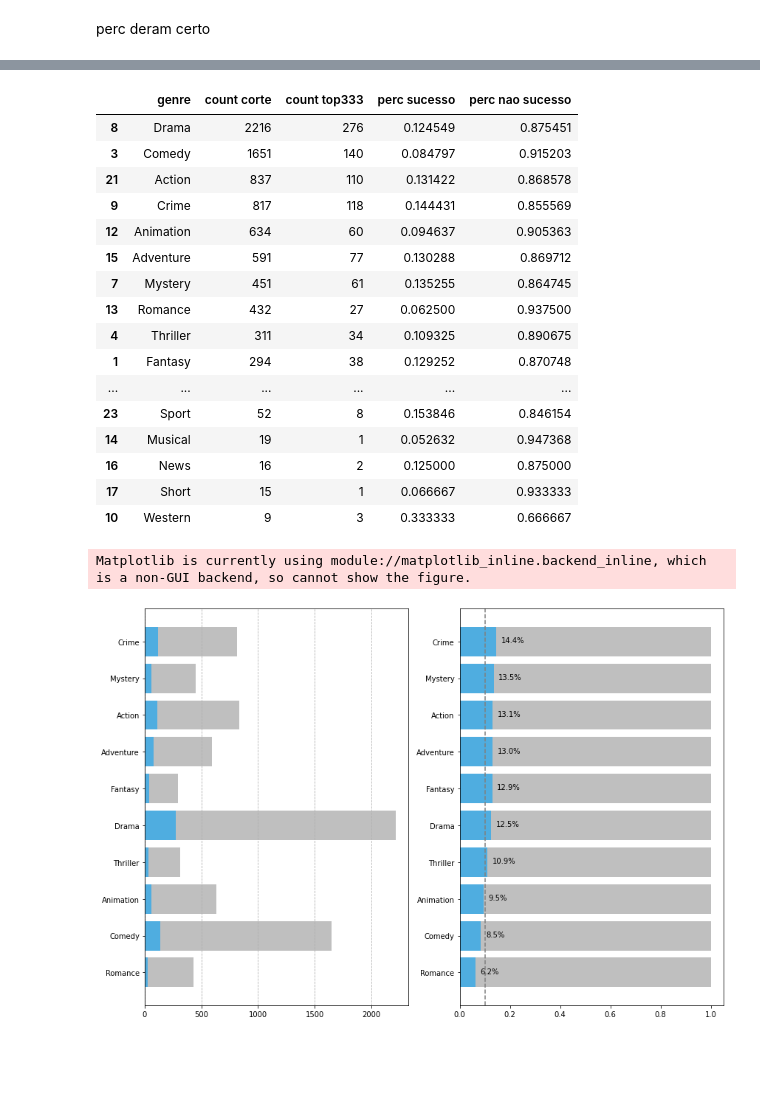
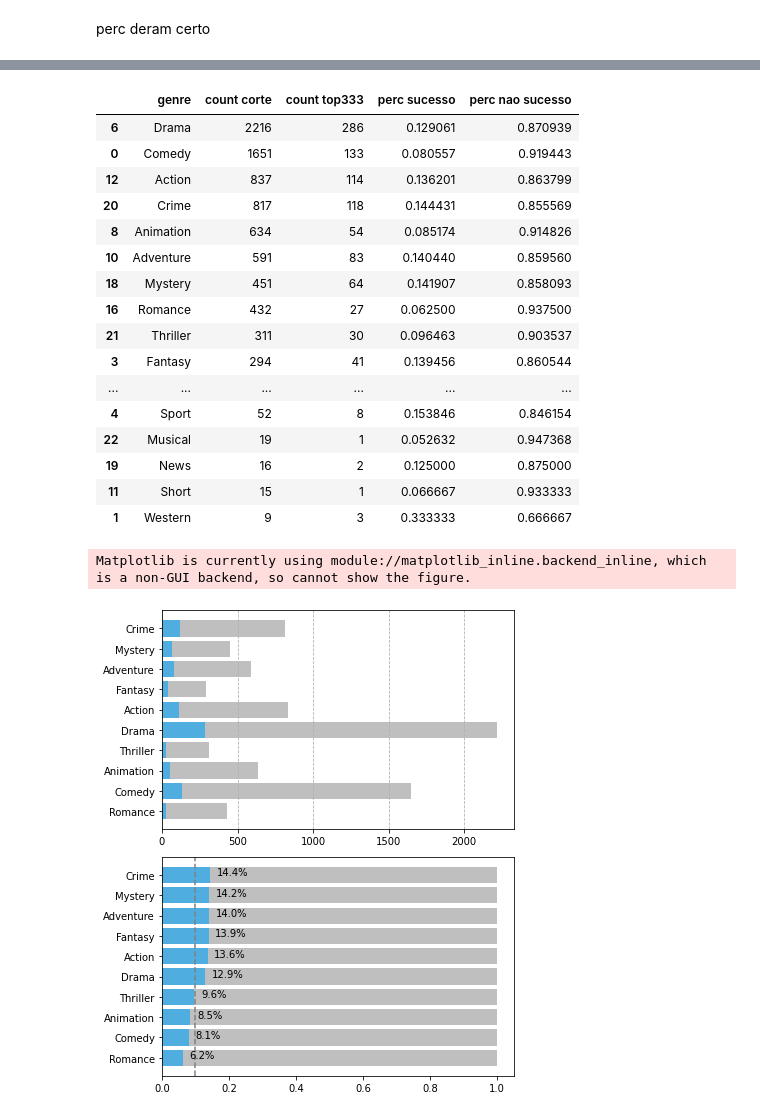
Before and after one commit to MBorgesT/DataVisProject, a Jupyter notebook: eda/genres.ipynb, the cells around one changed output, grey strips where cells are left out. Cells and saved outputs as stored; diff of their text form; code cells hidden in the pictures; blank space fills up the shorter version.

```diff
--- a/eda/genres.ipynb
+++ b/eda/genres.ipynb
@@ -68,6 +48,6 @@ distinct_genres
 # %%
 query = '''
-    SELECT tb.tconst, tb.genres, tr.averageRating, tr.numVotes
+    SELECT tb.tconst, tb.genres, tr.averageRating, tr.numVotes, tb.runtimeMinutes, tb.nCountryReleases
     FROM title_basics tb
     LEFT JOIN title_ratings tr ON tb.tconst = tr.tconst
     WHERE tr.numVotes >= 1900
@@ -314,29 +295,29 @@ perc_df['perc nao sucesso'] = perc_df['perc sucesso'].apply(lambda x: 1 - x)
 perc_df
 # %% [output]
 |  | genre | count corte | count top333 | perc sucesso | perc nao sucesso |
-| 8 | Drama | 2216 | 276 | 0.124549 | 0.875451 |
-| 3 | Comedy | 1651 | 140 | 0.084797 | 0.915203 |
-| 21 | Action | 837 | 110 | 0.131422 | 0.868578 |
-| 9 | Crime | 817 | 118 | 0.144431 | 0.855569 |
-| 12 | Animation | 634 | 60 | 0.094637 | 0.905363 |
-| 15 | Adventure | 591 | 77 | 0.130288 | 0.869712 |
-| 7 | Mystery | 451 | 61 | 0.135255 | 0.864745 |
-| 13 | Romance | 432 | 27 | 0.062500 | 0.937500 |
-| 4 | Thriller | 311 | 34 | 0.109325 | 0.890675 |
-| 1 | Fantasy | 294 | 38 | 0.129252 | 0.870748 |
+| 6 | Drama | 2216 | 286 | 0.129061 | 0.870939 |
+| 0 | Comedy | 1651 | 133 | 0.080557 | 0.919443 |
+| 12 | Action | 837 | 114 | 0.136201 | 0.863799 |
+| 20 | Crime | 817 | 118 | 0.144431 | 0.855569 |
+| 8 | Animation | 634 | 54 | 0.085174 | 0.914826 |
+| 10 | Adventure | 591 | 83 | 0.140440 | 0.859560 |
+| 18 | Mystery | 451 | 64 | 0.141907 | 0.858093 |
+| 16 | Romance | 432 | 27 | 0.062500 | 0.937500 |
+| 21 | Thriller | 311 | 30 | 0.096463 | 0.903537 |
+| 3 | Fantasy | 294 | 41 | 0.139456 | 0.860544 |
 | ... | ... | ... | ... | ... | ... |
-| 23 | Sport | 52 | 8 | 0.153846 | 0.846154 |
-| 14 | Musical | 19 | 1 | 0.052632 | 0.947368 |
-| 16 | News | 16 | 2 | 0.125000 | 0.875000 |
-| 17 | Short | 15 | 1 | 0.066667 | 0.933333 |
-| 10 | Western | 9 | 3 | 0.333333 | 0.666667 |
+| 4 | Sport | 52 | 8 | 0.153846 | 0.846154 |
+| 22 | Musical | 19 | 1 | 0.052632 | 0.947368 |
+| 19 | News | 16 | 2 | 0.125000 | 0.875000 |
+| 11 | Short | 15 | 1 | 0.066667 | 0.933333 |
+| 1 | Western | 9 | 3 | 0.333333 | 0.666667 |
 # %%
 perc_df_cut = perc_df[:10].sort_values('perc sucesso')
 # %%
 primary_color = '#4fade0'
 secondary_color = '#bfbfbf'
 
-fig, (ax1, ax2) = plt.subplots(nrows=1, ncols=2)
+fig, (ax1, ax2) = plt.subplots(nrows=2, ncols=1)
 
 
 ax1.barh(
@@ -351,34 +332,34 @@ ax1.barh(
     label='corte',
     left=perc_df_cut['count top333'].tolist(),
     color=secondary_color
 )
 ax1.grid(visible=True, axis='x', linestyle='--')
 
 
 ax2.barh(
     perc_df_cut['genre'],
     perc_df_cut['perc sucesso'].tolist(),
     label='top333',
     color=primary_color
 )
 ax2.barh(
     perc_df_cut['genre'],
     perc_df_cut['perc nao sucesso'].tolist(),
     label='corte',
     left=perc_df_cut['perc sucesso'].tolist(),
     color=secondary_color
 )
 for i, v in enumerate(perc_df_cut['perc sucesso']):
     ax2.text(v + .02, i - .03, '{:.1f}%'.format(v * 100), color='black')
 ax2.axvline(.1, linestyle='--', color='gray')
 
 
 fig.set_facecolor('white')
-fig.set_size_inches(12, 8)
+fig.set_size_inches(6, 7)
 fig.tight_layout()
 fig.show()
 # %% [output]
 Matplotlib is currently using module://matplotlib_inline.backend_inline, which is a non-GUI backend, so cannot show the figure.
-[figure, old version]
+[figure, new version]
 # %%
 fig.savefig('../plots/test.png')
```
Also changed, not shown: parts of 25 cells of this notebook, 23 other files.
